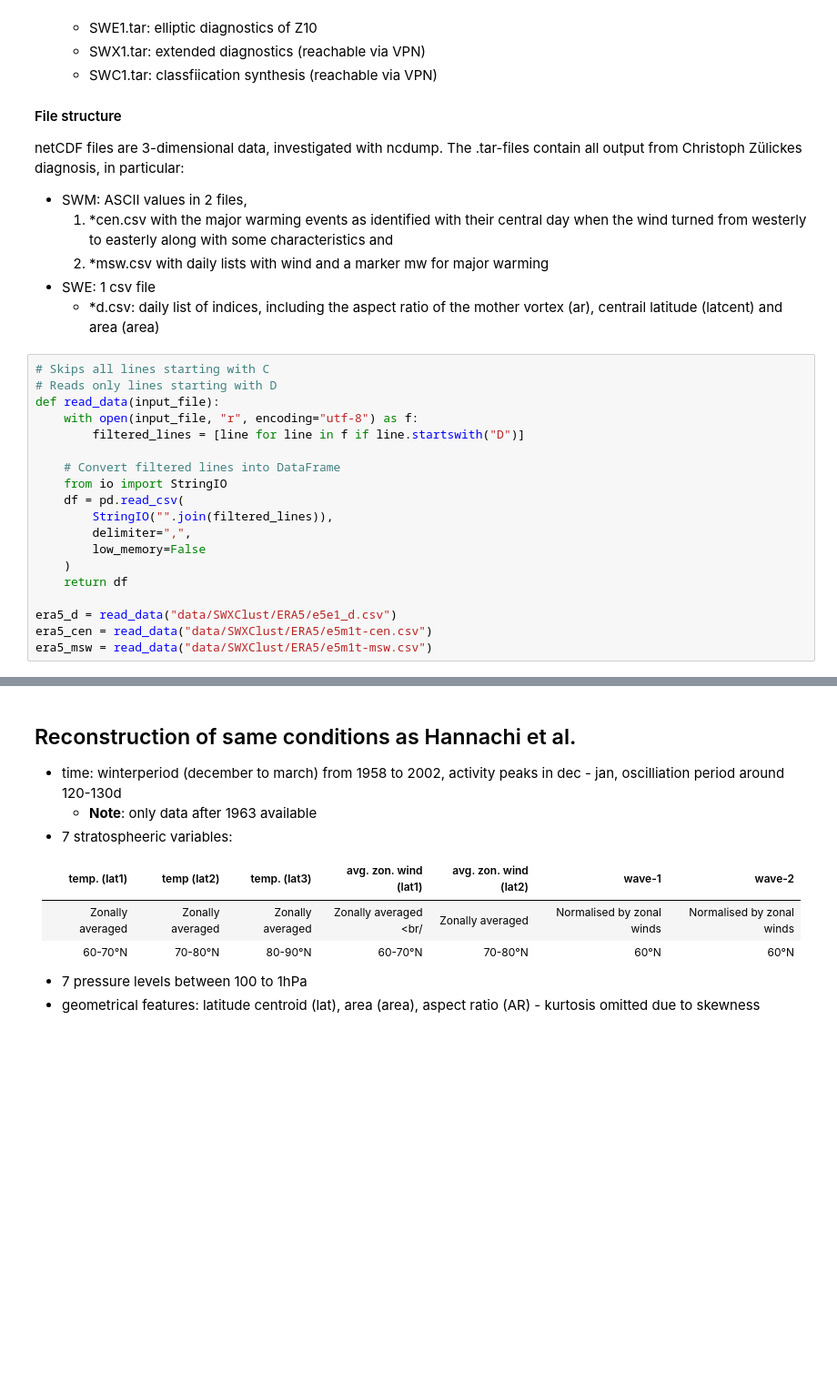
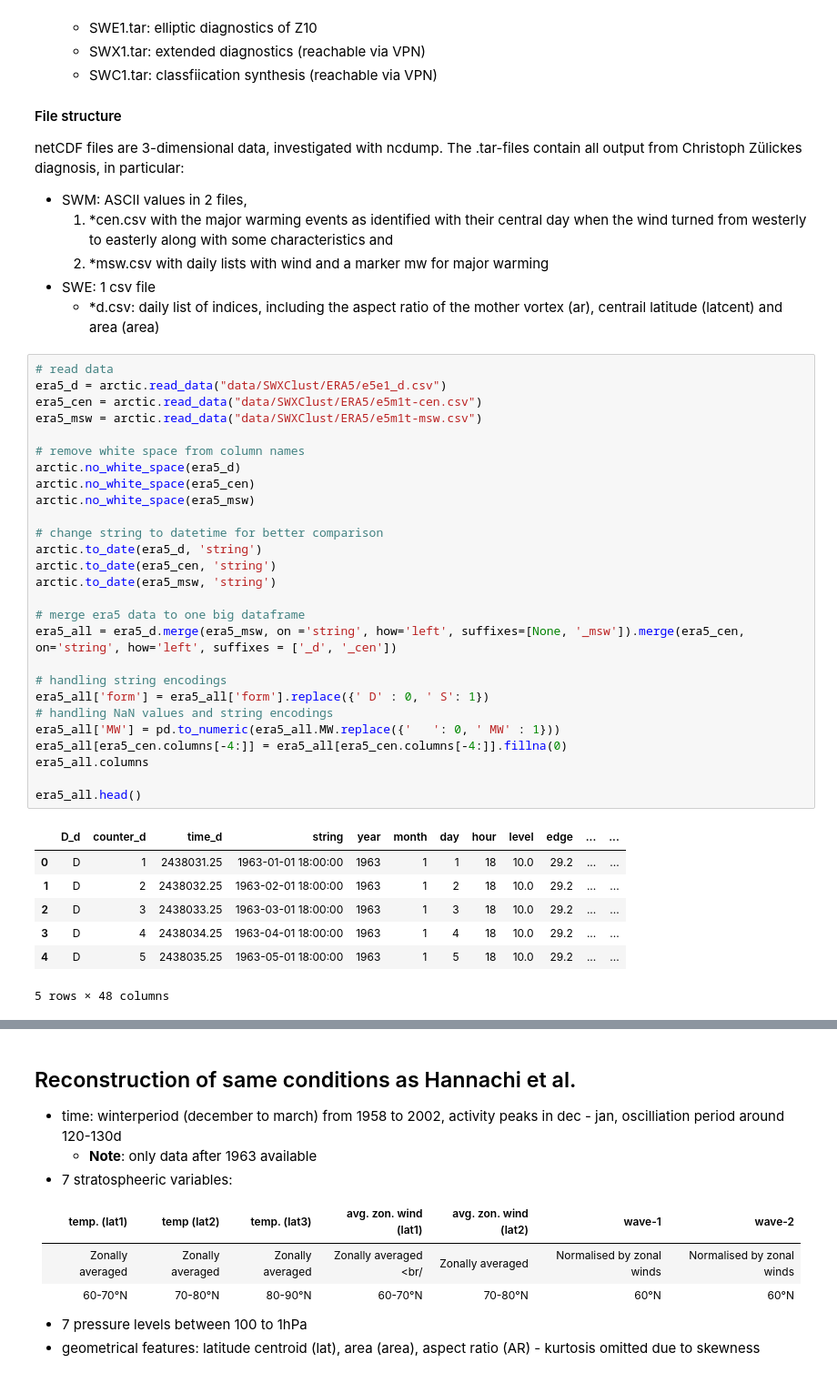
Before and after one commit to hGl0/arctic, a Jupyter notebook: UserStoryHannach.ipynb, the cells around one changed output, grey strips where cells are left out. Shown at 91% size. Cells and saved outputs as stored; diff of their text form; blank space fills up the shorter version.

```diff
--- a/UserStoryHannach.ipynb
+++ b/UserStoryHannach.ipynb
@@ -21,21 +21,37 @@ netCDF files are 3-dimensional data, investigated with ncdump. The .tar-files co
 - SWE: 1 csv file
     - *d.csv: daily list of indices, including the aspect ratio of the mother vortex (ar), centrail latitude (latcent) and area (area)
 # %%
-# Skips all lines starting with C
-# Reads only lines starting with D
-def read_data(input_file):
-    with open(input_file, "r", encoding="utf-8") as f:
-        filtered_lines = [line for line in f if line.startswith("D")]
+# read data
+era5_d = arctic.read_data("data/SWXClust/ERA5/e5e1_d.csv")
+era5_cen = arctic.read_data("data/SWXClust/ERA5/e5m1t-cen.csv")
+era5_msw = arctic.read_data("data/SWXClust/ERA5/e5m1t-msw.csv")
 
-    # Convert filtered lines into DataFrame
-    from io import StringIO
-    df = pd.read_csv(
-        StringIO("".join(filtered_lines)),
-        delimiter=",",
-        low_memory=False
-    )
-    return df
+# remove white space from column names
+arctic.no_white_space(era5_d)
+arctic.no_white_space(era5_cen)
+arctic.no_white_space(era5_msw)
 
-era5_d = read_data("data/SWXClust/ERA5/e5e1_d.csv")
-era5_cen = read_data("data/SWXClust/ERA5/e5m1t-cen.csv")
-era5_msw = read_data("data/SWXClust/ERA5/e5m1t-msw.csv")
+# change string to datetime for better comparison
+arctic.to_date(era5_d, 'string')
+arctic.to_date(era5_cen, 'string')
+arctic.to_date(era5_msw, 'string')
+
+# merge era5 data to one big dataframe
+era5_all = era5_d.merge(era5_msw, on ='string', how='left', suffixes=[None, '_msw']).merge(era5_cen, on='string', how='left', suffixes = ['_d', '_cen'])
+
+# handling string encodings
+era5_all['form'] = era5_all['form'].replace({' D' : 0, ' S': 1})
+# handling NaN values and string encodings
+era5_all['MW'] = pd.to_numeric(era5_all.MW.replace({'   ': 0, ' MW' : 1}))
+era5_all[era5_cen.columns[-4:]] = era5_all[era5_cen.columns[-4:]].fillna(0)
+era5_all.columns
+
+era5_all.head()
+# %% [output]
+|  | D_d | counter_d | time_d | string | year | month | day | hour | level | edge | ... | ... |
+| 0 | D | 1 | 2438031.25 | 1963-01-01 18:00:00 | 1963 | 1 | 1 | 18 | 10.0 | 29.2 | ... | ... |
+| 1 | D | 2 | 2438032.25 | 1963-02-01 18:00:00 | 1963 | 1 | 2 | 18 | 10.0 | 29.2 | ... | ... |
+| 2 | D | 3 | 2438033.25 | 1963-03-01 18:00:00 | 1963 | 1 | 3 | 18 | 10.0 | 29.2 | ... | ... |
+| 3 | D | 4 | 2438034.25 | 1963-04-01 18:00:00 | 1963 | 1 | 4 | 18 | 10.0 | 29.2 | ... | ... |
+| 4 | D | 5 | 2438035.25 | 1963-05-01 18:00:00 | 1963 | 1 | 5 | 18 | 10.0 | 29.2 | ... | ... |
+5 rows × 48 columns
```
Also changed, not shown: parts of 10 cells of this notebook, 14 other files.
